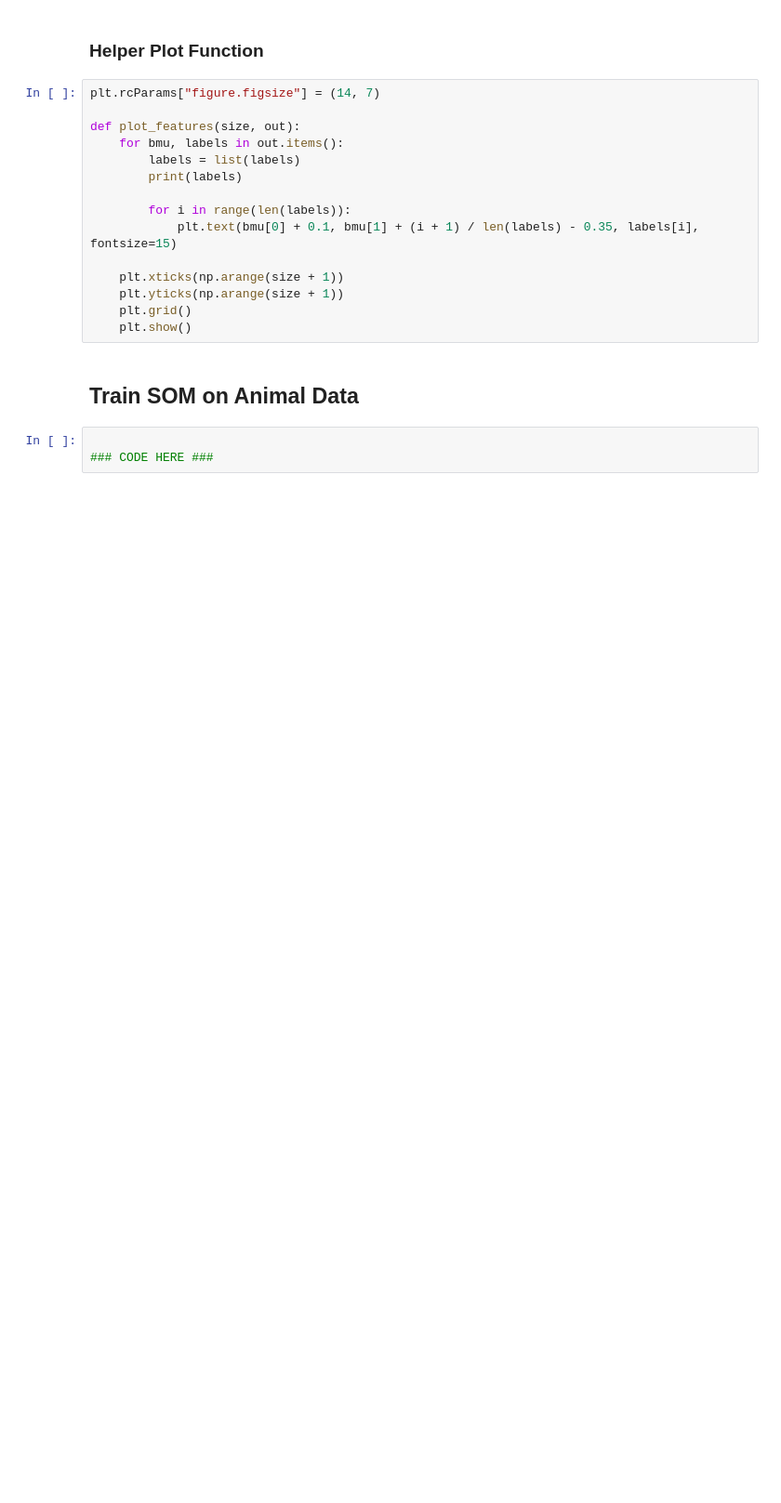
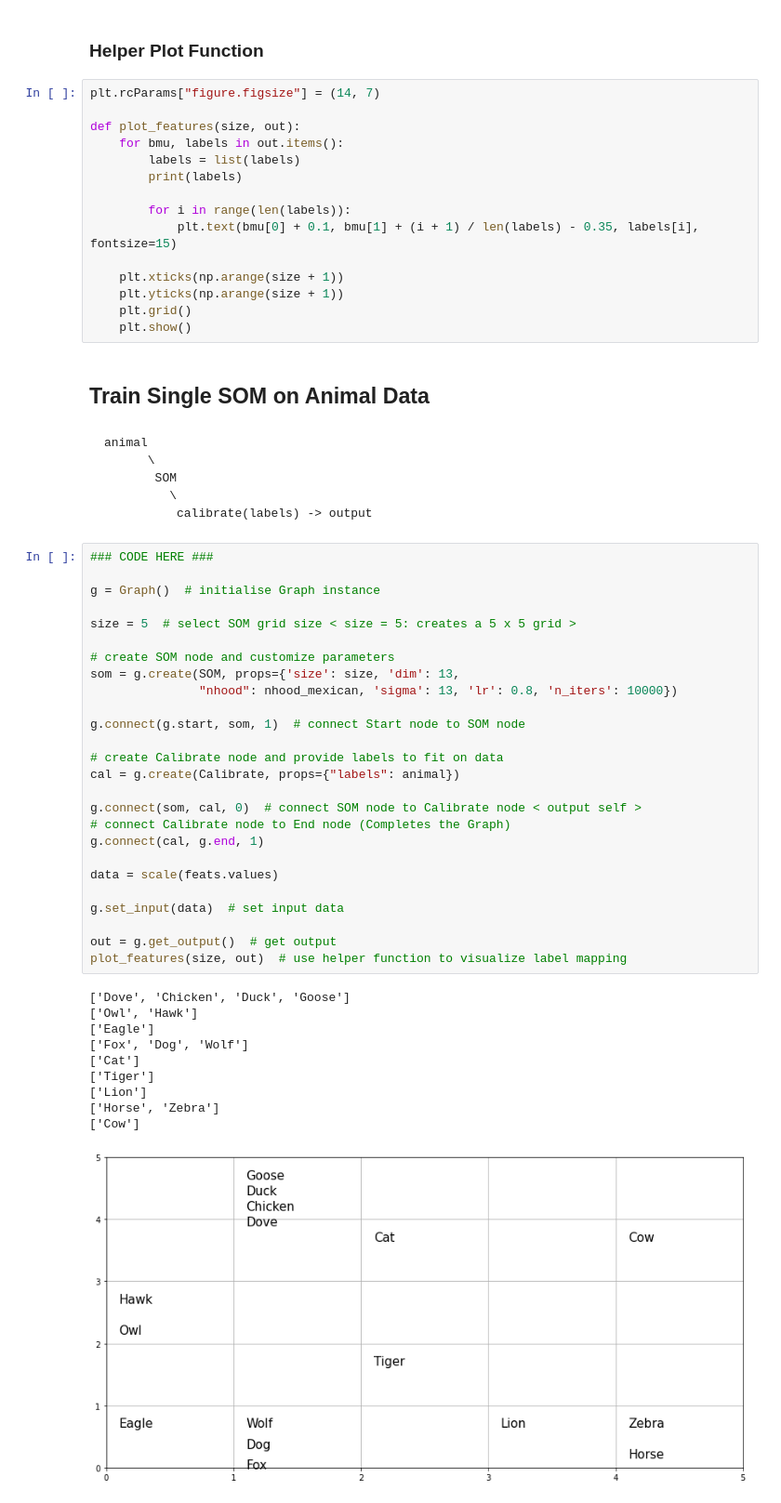
Before and after one commit to takatsuka/DeepSOM, a Jupyter notebook: PySOM-Demo-Clean.ipynb, the cells around one changed output. Shown: that part at 93% size. Drawn from its saved outputs; the diff is of its cells as text; blank space fills up the shorter version.

```diff
--- a/PySOM-Demo-Clean.ipynb
+++ b/PySOM-Demo-Clean.ipynb
@@ -140,7 +173,48 @@ def plot_features(size, out):
     plt.grid()
     plt.show()
 # %% [markdown]
-## Train SOM on Animal Data
+## Train Single SOM on Animal Data
-# %%
-
-### CODE HERE ###
+# %% [markdown]
+
+    animal
+          \
+           SOM
+             \
+              calibrate(labels) -> output
+# %%
+### CODE HERE ###
+
+g = Graph()  # initialise Graph instance
+
+size = 5  # select SOM grid size < size = 5: creates a 5 x 5 grid >
+
+# create SOM node and customize parameters
+som = g.create(SOM, props={'size': size, 'dim': 13,
+               "nhood": nhood_mexican, 'sigma': 13, 'lr': 0.8, 'n_iters': 10000})
+
+g.connect(g.start, som, 1)  # connect Start node to SOM node
+
+# create Calibrate node and provide labels to fit on data
+cal = g.create(Calibrate, props={"labels": animal})
+
+g.connect(som, cal, 0)  # connect SOM node to Calibrate node < output self >
+# connect Calibrate node to End node (Completes the Graph)
+g.connect(cal, g.end, 1)
+
+data = scale(feats.values)
+
+g.set_input(data)  # set input data
+
+out = g.get_output()  # get output
+plot_features(size, out)  # use helper function to visualize label mapping
+# %% [output]
+['Dove', 'Chicken', 'Duck', 'Goose']
+['Owl', 'Hawk']
+['Eagle']
+['Fox', 'Dog', 'Wolf']
+['Cat']
+['Tiger']
+['Lion']
+['Horse', 'Zebra']
+['Cow']
+[figure, added]
```
Also changed, not shown: parts of 12 cells of this notebook, 2 other files.
